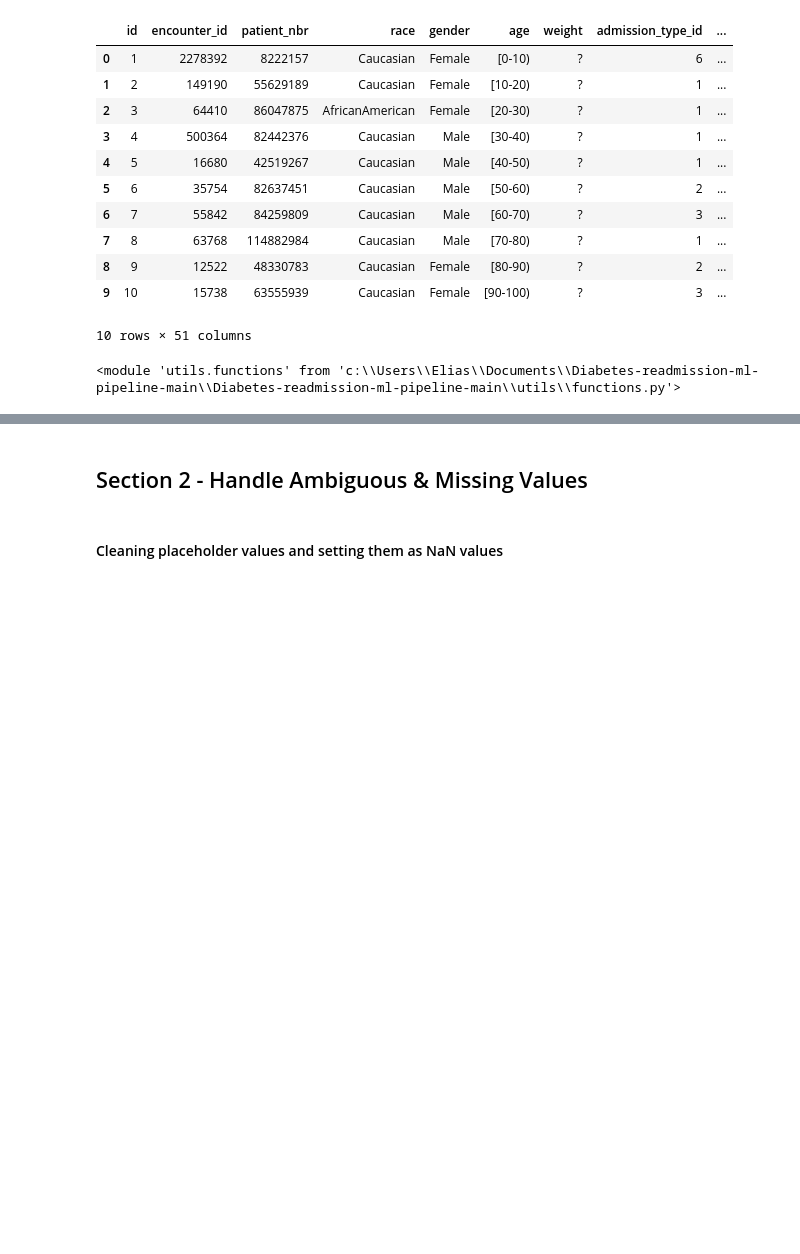
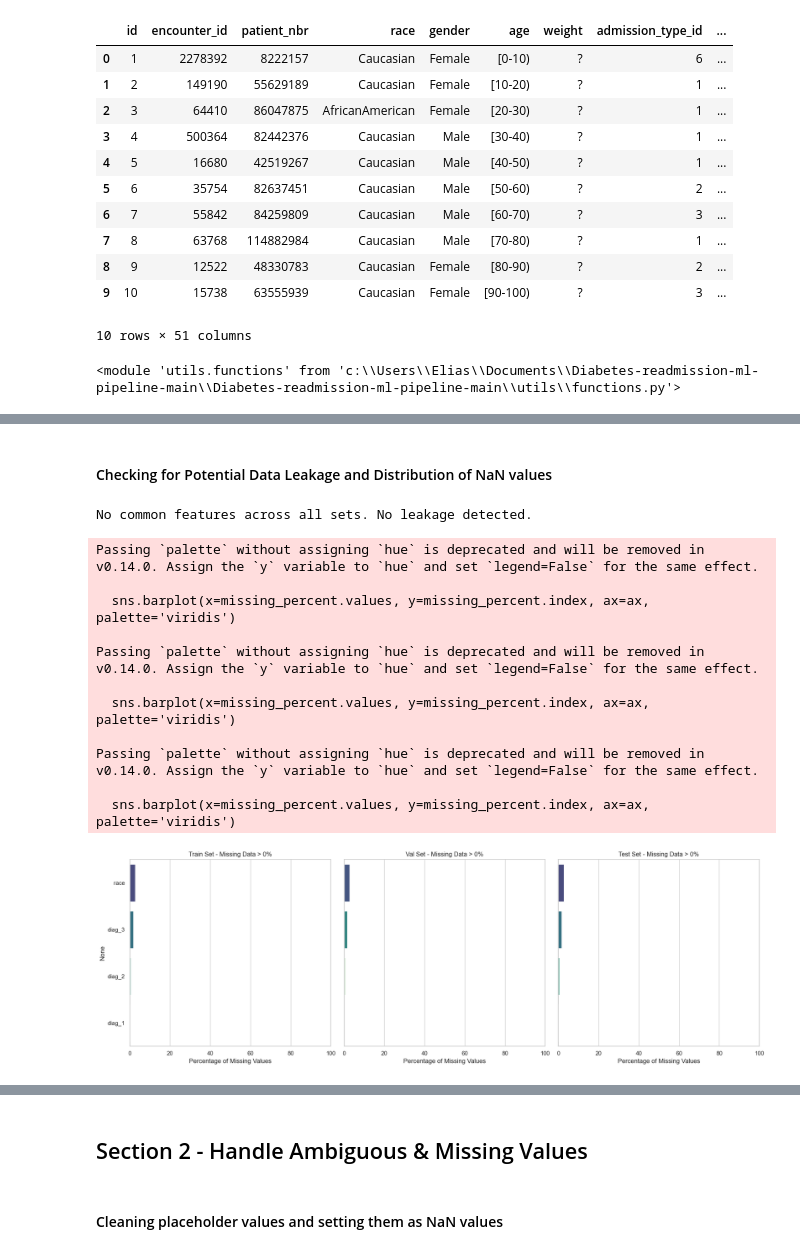
Before and after one commit to eliasLM-dev/Diabetes-readmission-ml-pipeline, a Jupyter notebook: notebooks/02_preprocessing_and_feature_engineering.ipynb, the cells around one changed output, grey strips where cells are left out. Drawn from its saved outputs; the diff is of its cells as text; code cells hidden in the pictures; blank space fills up the shorter version.

Commit message:
Redone handling of missing values, splitting and imputation + strucutre

```diff
--- a/notebooks/02_preprocessing_and_feature_engineering.ipynb
+++ b/notebooks/02_preprocessing_and_feature_engineering.ipynb
@@ -80,0 +135,5 @@ importlib.reload(f)
+# %%
+from utils.functions import data_split
+
+# Splitting the cleaned DataFrame into training and testing sets
+X_train, X_val, X_test, y_train, y_val, y_test = data_split(df_clean, target_col='readmitted', random_state=42)
@@ -80,0 +173,54 @@ importlib.reload(f)
+# %% [markdown]
+#### Checking for Potential Data Leakage and Distribution of NaN values
+# %%
+# Check for leakage
+leakage = set(X_train.index).intersection(set(X_test.index))
+
+if len(leakage) == 0:
+    print("No common features across all sets. No leakage detected.")
+else:
+    print(f"Number of common features across all sets: {len(leakage)}")
+    print(f"Common features: {leakage}")
+
+# Displaying the NaN Distributin in the training, validation and testing sets
+def plot_missing_data(X_train, X_val, X_test, threshold=10):
+    sets = {'Train': X_train, 'Val': X_val, 'Test': X_test}
+    fig, axes = plt.subplots(1, 3, figsize=(18, 6), sharey=True)
+
+    for ax, (name, df) in zip(axes, sets.items()):
+        # Beräkna saknade värden
+        missing_percent = df.isnull().mean() * 100
+        missing_percent = missing_percent[missing_percent > threshold].sort_values(ascending=False)
+
+        # FIX: Kontrollera om det finns några kolumner som faktiskt har saknade värden
+        if not missing_percent.empty:
+            sns.barplot(x=missing_percent.values, y=missing_percent.index, ax=ax, palette='viridis')
+            ax.set_title(f'{name} Set - Missing Data > {threshold}%')
+        else:
+            # Om allt är 0, visa ett meddelande i grafen istället för en tom yta
+            ax.text(0.5, 0.5, 'No missing data found\nabove threshold',
+                    ha='center', va='center', fontsize=12, color='green', transform=ax.transAxes)
+            ax.set_title(f'{name} Set - Clean')
+
+        ax.set_xlabel('Percentage of Missing Values')
+        ax.set_xlim(0, 100)
+
+    plt.tight_layout()
+    plt.show()
+
+# Kör kollen
+plot_missing_data(X_train, X_val, X_test, threshold=0)
+# %% [output]
+No common features across all sets. No leakage detected.
+Passing `palette` without assigning `hue` is deprecated and will be removed in v0.14.0. Assign the `y` variable to `hue` and set `legend=False` for the same effect.
+
+  sns.barplot(x=missing_percent.values, y=missing_percent.index, ax=ax, palette='viridis')
+
+Passing `palette` without assigning `hue` is deprecated and will be removed in v0.14.0. Assign the `y` variable to `hue` and set `legend=False` for the same effect.
+
+  sns.barplot(x=missing_percent.values, y=missing_percent.index, ax=ax, palette='viridis')
+
+Passing `palette` without assigning `hue` is deprecated and will be removed in v0.14.0. Assign the `y` variable to `hue` and set `legend=False` for the same effect.
+
+  sns.barplot(x=missing_percent.values, y=missing_percent.index, ax=ax, palette='viridis')
+[figure, added]
```
Also changed, not shown: parts of 16 cells of this notebook, 2 other files.
